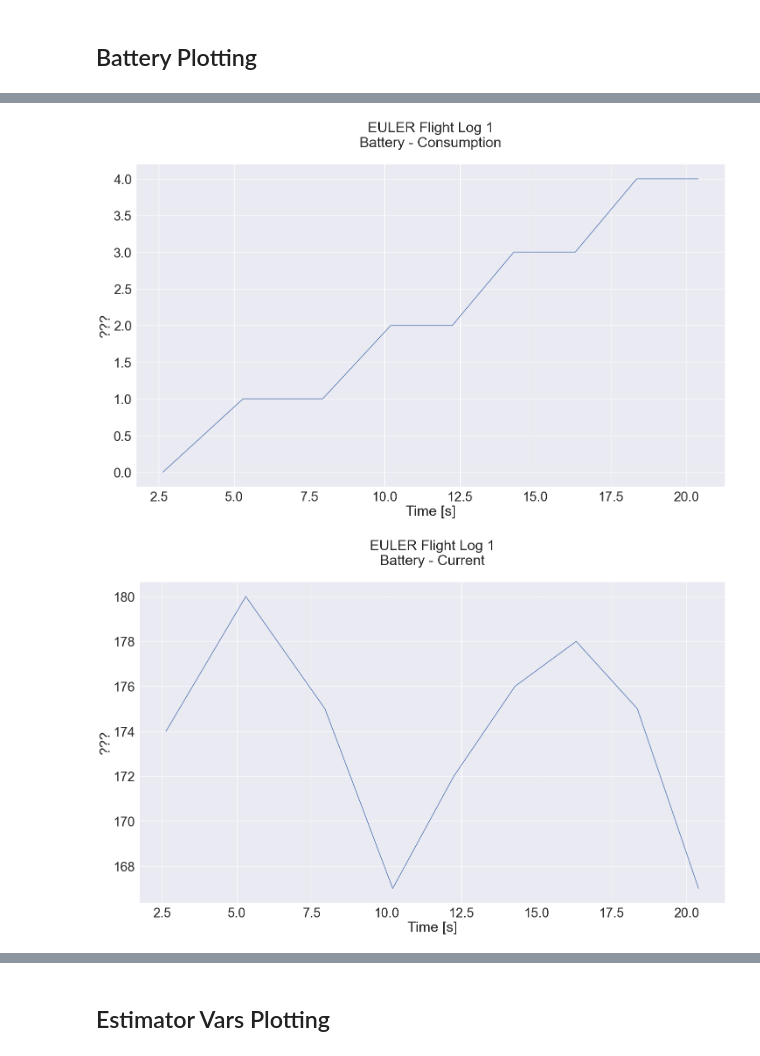
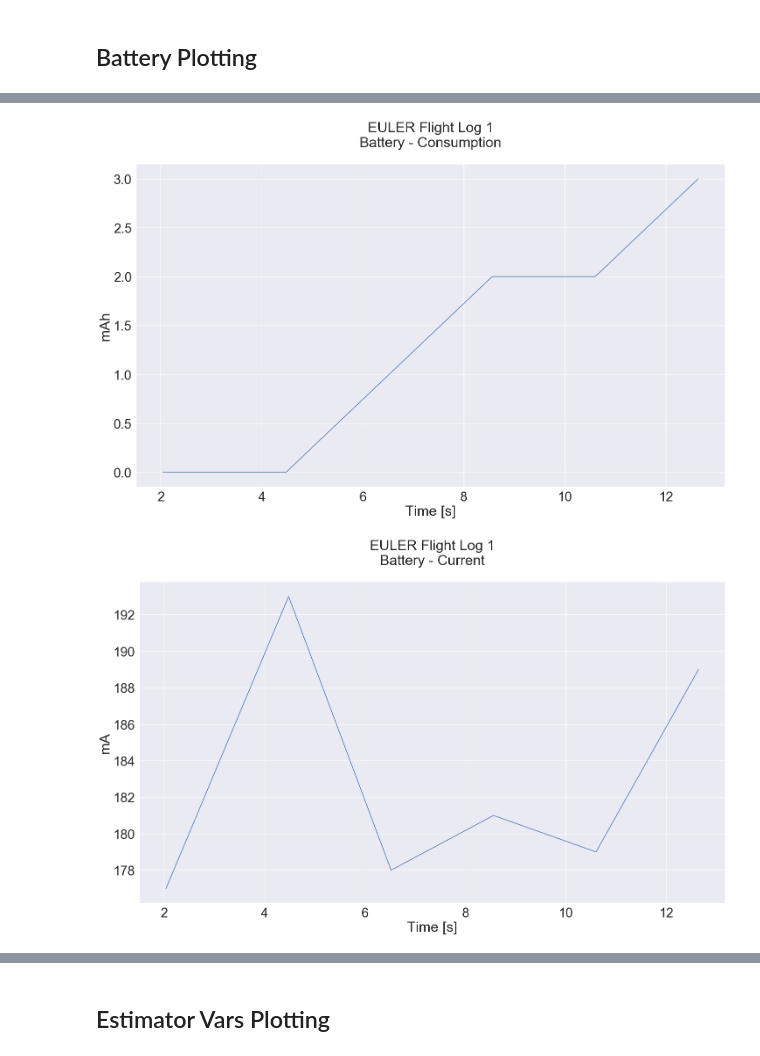
Before and after one commit to aris-space/euler-avionics, a Jupyter notebook: euler_2/other/analysis/log_plotter.ipynb, the cells around one changed output, grey strips where cells are left out. Saved outputs shown, nothing was run; the diff lists cells and outputs as text; code cells hidden in the pictures.

```diff
--- a/euler_2/other/analysis/log_plotter.ipynb
+++ b/euler_2/other/analysis/log_plotter.ipynb
@@ -159,19 +162,19 @@ plot_states(state_transitions)
 # %%
 plt = sns.lineplot(data = battery_log[1:], x = 'Time_s', y = 'Consumption')
 plt.set_title(f'EULER Flight Log {log_id}\nBattery - Consumption\n')
-plt.set_ylabel('???')
+plt.set_ylabel('mAh')
 plt.set_xlabel('Time [s]')
 plot_states(state_transitions)
 # %% [output]
-[figure, old version]
+[figure, new version]
 # %%
 plt = sns.lineplot(data = battery_log[1:], x = 'Time_s', y = 'Current')
 plt.set_title(f'EULER Flight Log {log_id}\nBattery - Current\n')
-plt.set_ylabel('???')
+plt.set_ylabel('mA')
 plt.set_xlabel('Time [s]')
 plot_states(state_transitions)
 # %% [output]
-[figure, old version]
+[figure, new version]
 # %%
 plt = sns.lineplot(data = battery_log[1:], x = 'Time_s', y = 'Supply')
 plt.set_title(f'EULER Flight Log {log_id}\nBattery - Supply\n')
```
Also changed, not shown: parts of 14 cells of this notebook, 32 other files.
